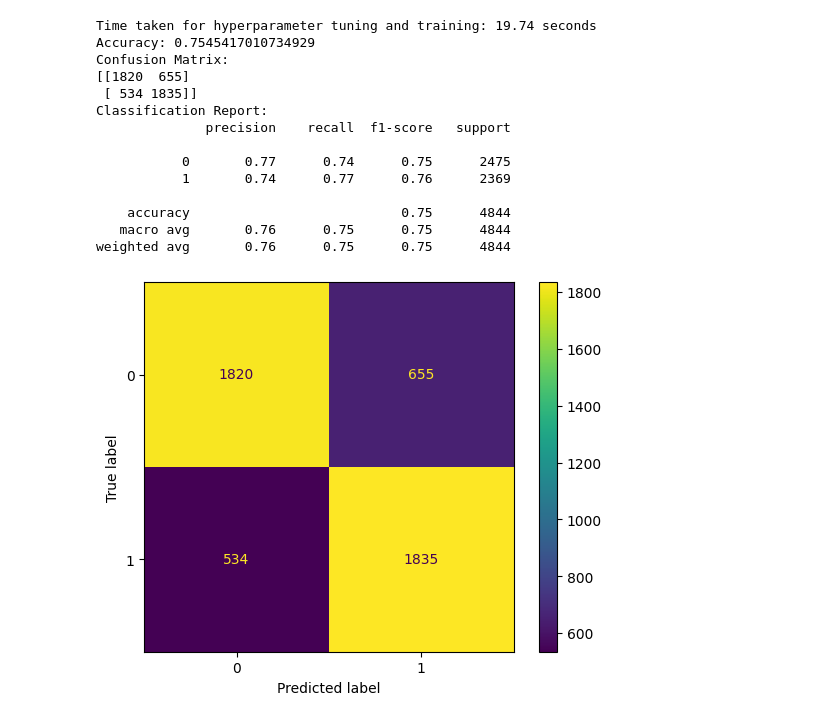
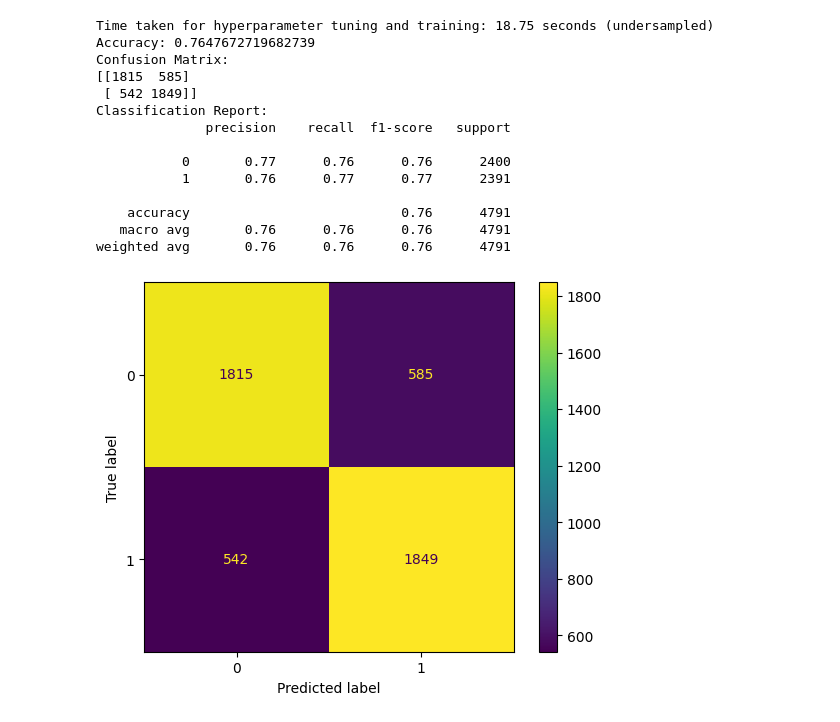
Before and after one commit to joaossousa12/feup-ia, a Jupyter notebook: Project2/neuralNetworks.ipynb, the cells around one changed output. Cells and saved outputs as stored; diff of their text form; code cells hidden in the pictures.

```diff
--- a/Project2/neuralNetworks.ipynb
+++ b/Project2/neuralNetworks.ipynb
@@ -17,8 +19,12 @@ y = data['blueWin']
 scaler = StandardScaler()
 X_scaled = scaler.fit_transform(X)
 
+# undersampling the data
+rus = RandomUnderSampler(random_state=42)
+X_res, y_res = rus.fit_resample(X_scaled, y)
+
 # splitting the data into training and testing sets
-X_train, X_test, y_train, y_test = train_test_split(X_scaled, y, test_size=0.2, random_state=42)
+X_train, X_test, y_train, y_test = train_test_split(X_res, y_res, test_size=0.2, random_state=42)
 
 # hyperparameter tuning
 parameters = {
@@ -37,46 +43,46 @@ grid_search.fit(X_train, y_train)
 end_time = time.time()
 
 elapsed_time = end_time - start_time
-print(f"Time taken for hyperparameter tuning and training: {elapsed_time:.2f} seconds")
+print(f"Time taken for hyperparameter tuning and training: {elapsed_time:.2f} seconds (undersampled)")
 
 
 best_params = grid_search.best_params_
 
 # defining the neural network model with the best hyperparameters
 mlp_best = MLPClassifier(**best_params, random_state=1)
 
 # training the model
 mlp_best.fit(X_train, y_train)
 
 # making predictions on the test set
 y_pred = mlp_best.predict(X_test)
 
 accuracy = accuracy_score(y_test, y_pred)
 conf_matrix = confusion_matrix(y_test, y_pred)
 class_report = classification_report(y_test, y_pred)
 
 print(f"Accuracy: {accuracy}")
 print("Confusion Matrix:")
 print(conf_matrix)
 print("Classification Report:")
 print(class_report)
 
 disp = ConfusionMatrixDisplay(confusion_matrix=conf_matrix)
 disp.plot()
 plt.show()
 # %% [output]
-Time taken for hyperparameter tuning and training: 19.74 seconds
-Accuracy: 0.7545417010734929
+Time taken for hyperparameter tuning and training: 18.75 seconds (undersampled)
+Accuracy: 0.7647672719682739
 Confusion Matrix:
-[[1820  655]
- [ 534 1835]]
+[[1815  585]
+ [ 542 1849]]
 Classification Report:
               precision    recall  f1-score   support
 
-           0       0.77      0.74      0.75      2475
-           1       0.74      0.77      0.76      2369
+           0       0.77      0.76      0.76      2400
+           1       0.76      0.77      0.77      2391
 
-    accuracy                           0.75      4844
-   macro avg       0.76      0.75      0.75      4844
-weighted avg       0.76      0.75      0.75      4844
+    accuracy                           0.76      4791
+   macro avg       0.76      0.76      0.76      4791
+weighted avg       0.76      0.76      0.76      4791
-[figure, old version]
+[figure, new version]
```
Also changed, not shown: parts of 2 cells of this notebook, 1 other file.
